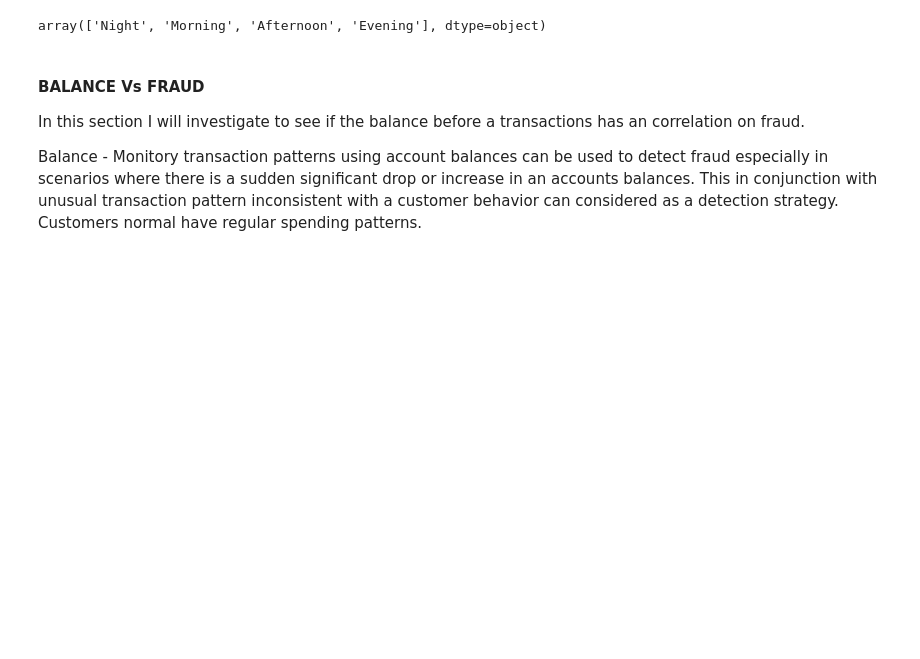
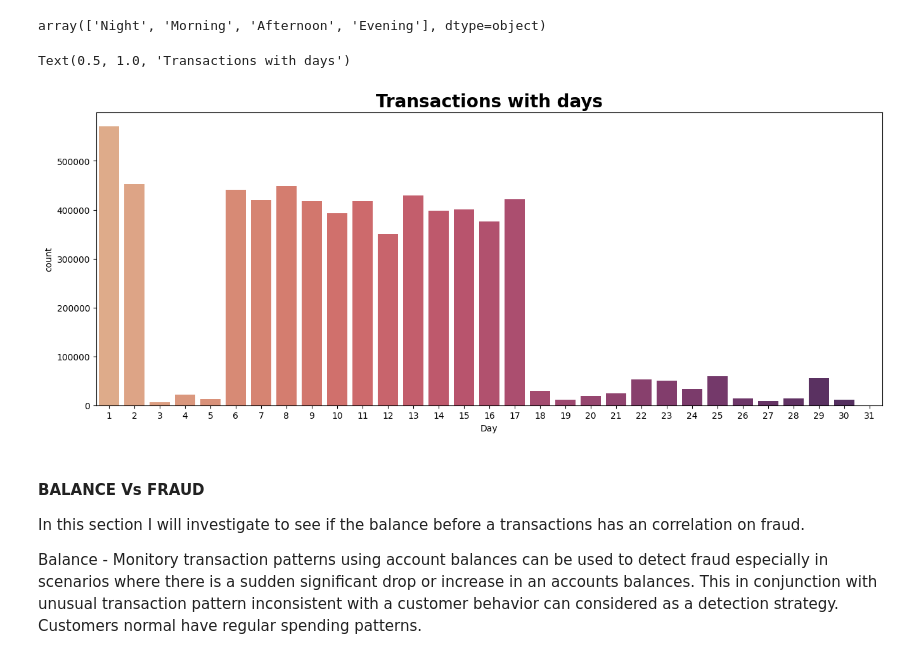
Before and after one commit to spectralcodex/momo-fincrime, a Jupyter notebook: fincrime.ipynb, the cells around one changed output. Drawn from its saved outputs; the diff is of its cells as text; code cells hidden in the pictures; blank space fills up the shorter version.

```diff
--- a/fincrime.ipynb
+++ b/fincrime.ipynb
@@ -444,6 +444,14 @@ dataset['timeOfDay'] = dataset.apply(time_of_day, axis=1)
 dataset['timeOfDay'].unique()
 # %% [output]
 array(['Night', 'Morning', 'Afternoon', 'Evening'], dtype=object)
+# %%
+plt.figure(figsize=(16,6))
+sns.countplot(x = 'day', data=dataset, palette='flare')
+plt.xlabel('Day')
+plt.title('Transactions with days', fontweight='bold', size=20)
+# %% [output]
+Text(0.5, 1.0, 'Transactions with days')
+[figure, added]
 # %% [markdown]
 #### BALANCE Vs FRAUD
 In this section I will investigate to see if the balance before a transactions has an correlation on fraud.
```
